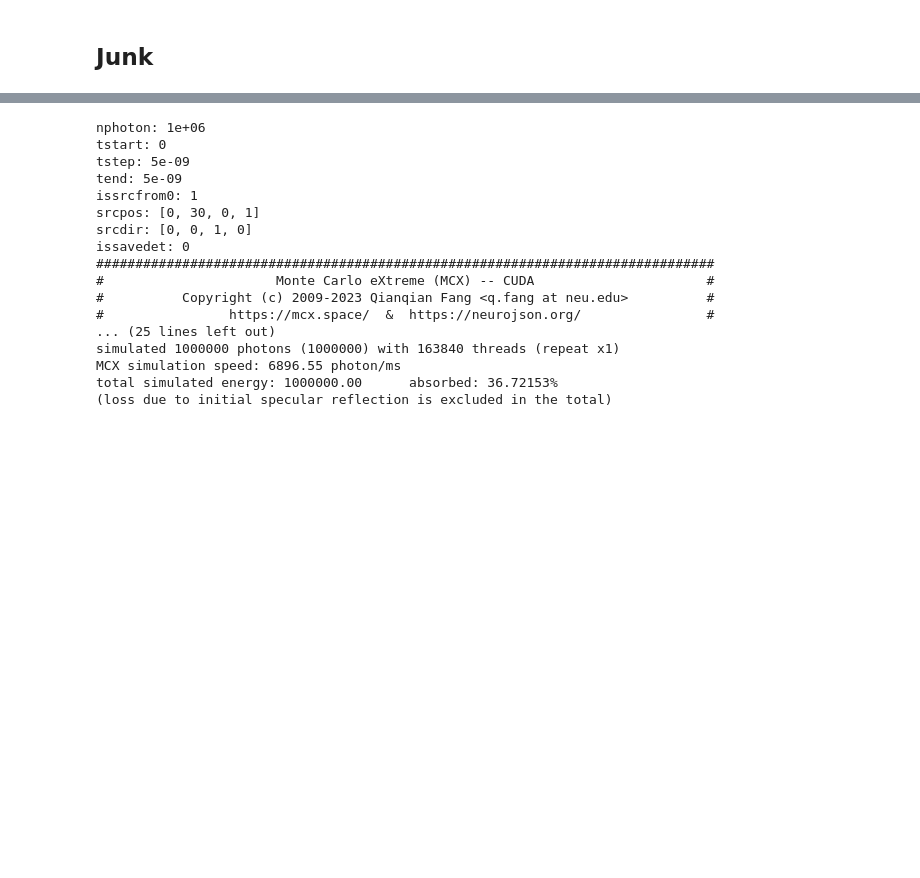
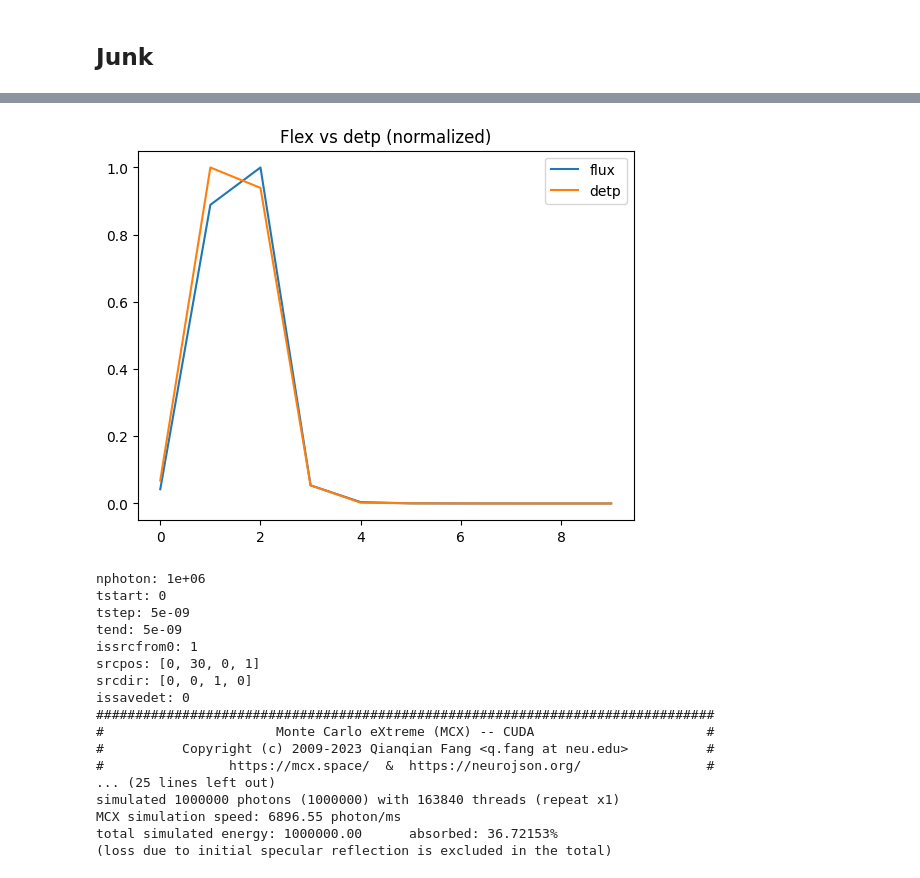
Before and after one commit to neural-imagery/tomography-experiments, a Jupyter notebook: 3d/main.ipynb, the cells around one changed output, grey strips where cells are left out. Saved outputs shown, nothing was run; the diff lists cells and outputs as text; code cells hidden in the pictures; blank space fills up the shorter version.

```diff
--- a/3d/main.ipynb
+++ b/3d/main.ipynb
@@ -193,3 +210,13 @@ plt.show()
+# %%
+# plot normalized
+
+plt.plot(flux_at_sensors / np.max(flux_at_sensors), label='flux')
+plt.plot(data_vals / np.max(data_vals), label='detp')
+plt.legend()
+plt.title("Flex vs detp (normalized)")
+plt.show()
+# %% [output]
+[figure, added]
 # %%
 pmcx.gpuinfo()
 # %%
```
Also changed, not shown: parts of 2 cells of this notebook.
